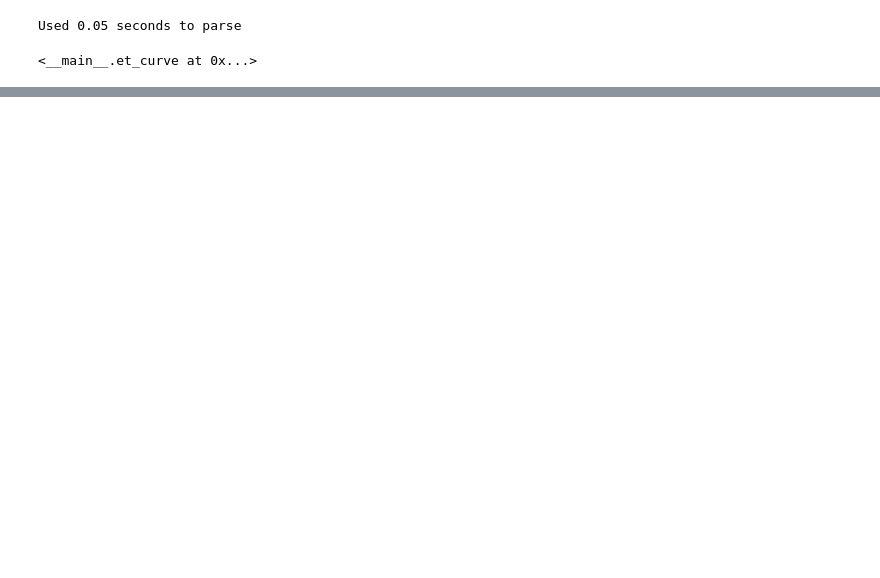
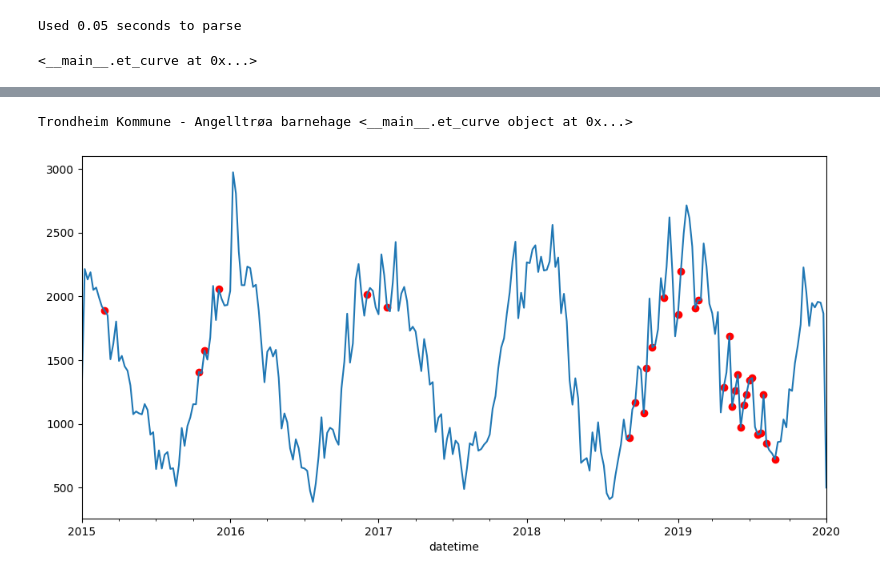
Before and after one commit to dagokl/trdk02_energy_consumption, a Jupyter notebook: models/resources/et_regression.ipynb, the cells around one changed output, grey strips where cells are left out. Drawn from its saved outputs; the diff is of its cells as text; code cells hidden in the pictures; blank space fills up the shorter version.

```diff
--- a/models/resources/et_regression.ipynb
+++ b/models/resources/et_regression.ipynb
@@ -363 +339,17 @@ Saturday
 ... (30 outputs left out)
+# %%
+# get a model/ET-curve
+building_name, model = list(et_curves_dict.items())[0]
+print(building_name, model)
+# find anomalies in the model
+energy_series = building_weekly_dfs[building_name]['Totalt']
+anomalies = model.get_anomolies_series(energy_series, temp_voll_weekly_mean, 0.1)
+energy_series.plot()
+# scatter plot the anomalies
+plt.scatter(anomalies.index, anomalies.values, color='red')
+# plot the ET curve
+model.plot(energy_series, temp_voll_weekly_mean)
+plt.show()
+# %% [output]
+Trondheim Kommune - Angelltrøa barnehage <__main__.et_curve object at 0x...>
+[figure, added]
```
Also changed, not shown: parts of 8 cells of this notebook, 9 other files.
